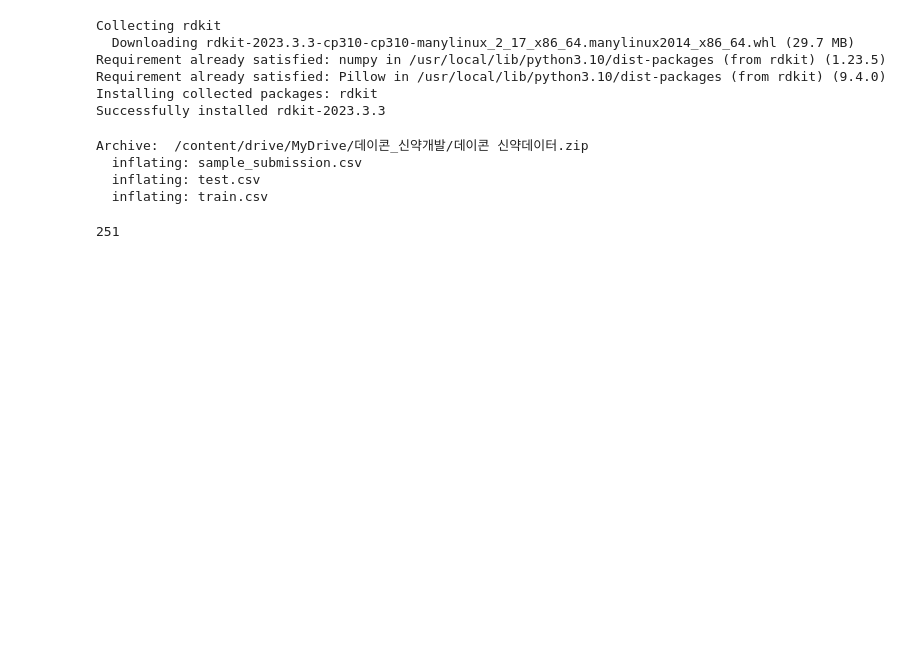
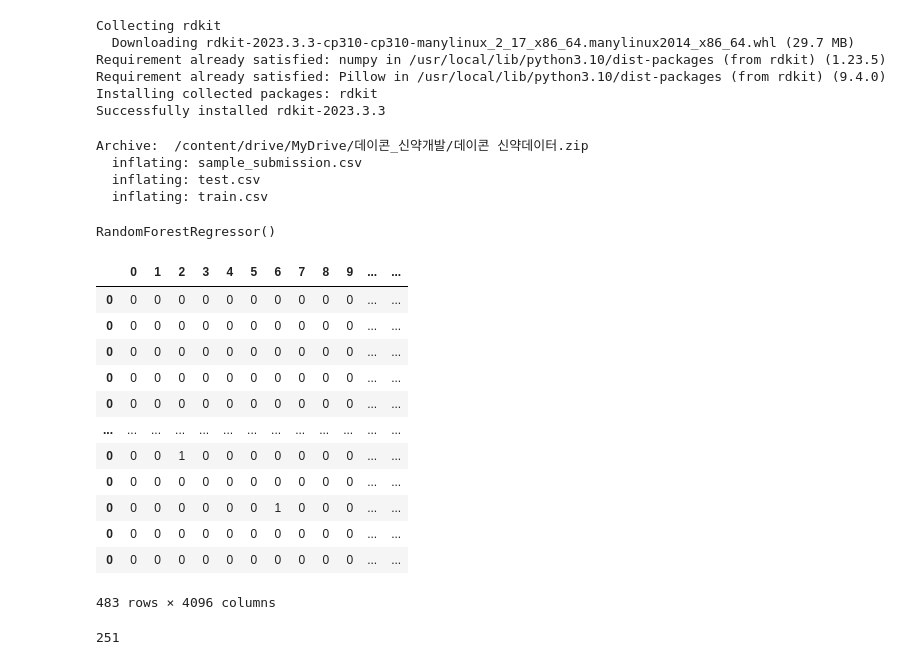
Before and after one commit to leekyuyoung202306/PYTHON, a Jupyter notebook: 13주차/[13주차]머신러닝02_회귀.ipynb, the cells around one changed output. Saved outputs shown, nothing was run; the diff lists cells and outputs as text; code cells hidden in the pictures; blank space fills up the shorter version.

```diff
--- a/13주차/[13주차]머신러닝02_회귀.ipynb
+++ b/13주차/[13주차]머신러닝02_회귀.ipynb
@@ -90,3 +95,27 @@ test = test[['FPs']]
+# %%
+# 예측모델 후보 - 랜덤포레스트 회귀
+from sklearn.ensemble import RandomForestRegressor
+rfr = RandomForestRegressor()
+rfr.fit(X_X,y)
+# %% [output]
+RandomForestRegressor()
+# %%
+test_X = pd.concat([pd.DataFrame(i).T for i in test['FPs']])
+test_X
+# %% [output]
+|  | 0 | 1 | 2 | 3 | 4 | 5 | 6 | 7 | 8 | 9 | ... | ... |
+| 0 | 0 | 0 | 0 | 0 | 0 | 0 | 0 | 0 | 0 | 0 | ... | ... |
+| 0 | 0 | 0 | 0 | 0 | 0 | 0 | 0 | 0 | 0 | 0 | ... | ... |
+| 0 | 0 | 0 | 0 | 0 | 0 | 0 | 0 | 0 | 0 | 0 | ... | ... |
+| 0 | 0 | 0 | 0 | 0 | 0 | 0 | 0 | 0 | 0 | 0 | ... | ... |
+| 0 | 0 | 0 | 0 | 0 | 0 | 0 | 0 | 0 | 0 | 0 | ... | ... |
+| ... | ... | ... | ... | ... | ... | ... | ... | ... | ... | ... | ... | ... |
+| 0 | 0 | 0 | 1 | 0 | 0 | 0 | 0 | 0 | 0 | 0 | ... | ... |
+| 0 | 0 | 0 | 0 | 0 | 0 | 0 | 0 | 0 | 0 | 0 | ... | ... |
+| 0 | 0 | 0 | 0 | 0 | 0 | 0 | 1 | 0 | 0 | 0 | ... | ... |
+| 0 | 0 | 0 | 0 | 0 | 0 | 0 | 0 | 0 | 0 | 0 | ... | ... |
+| 0 | 0 | 0 | 0 | 0 | 0 | 0 | 0 | 0 | 0 | 0 | ... | ... |
+483 rows × 4096 columns
 # %%
 class CustomDataset(Dataset):
     def __init__(self, df, target, transform, is_test=False):
```
Also changed, not shown: parts of 3 cells of this notebook.
